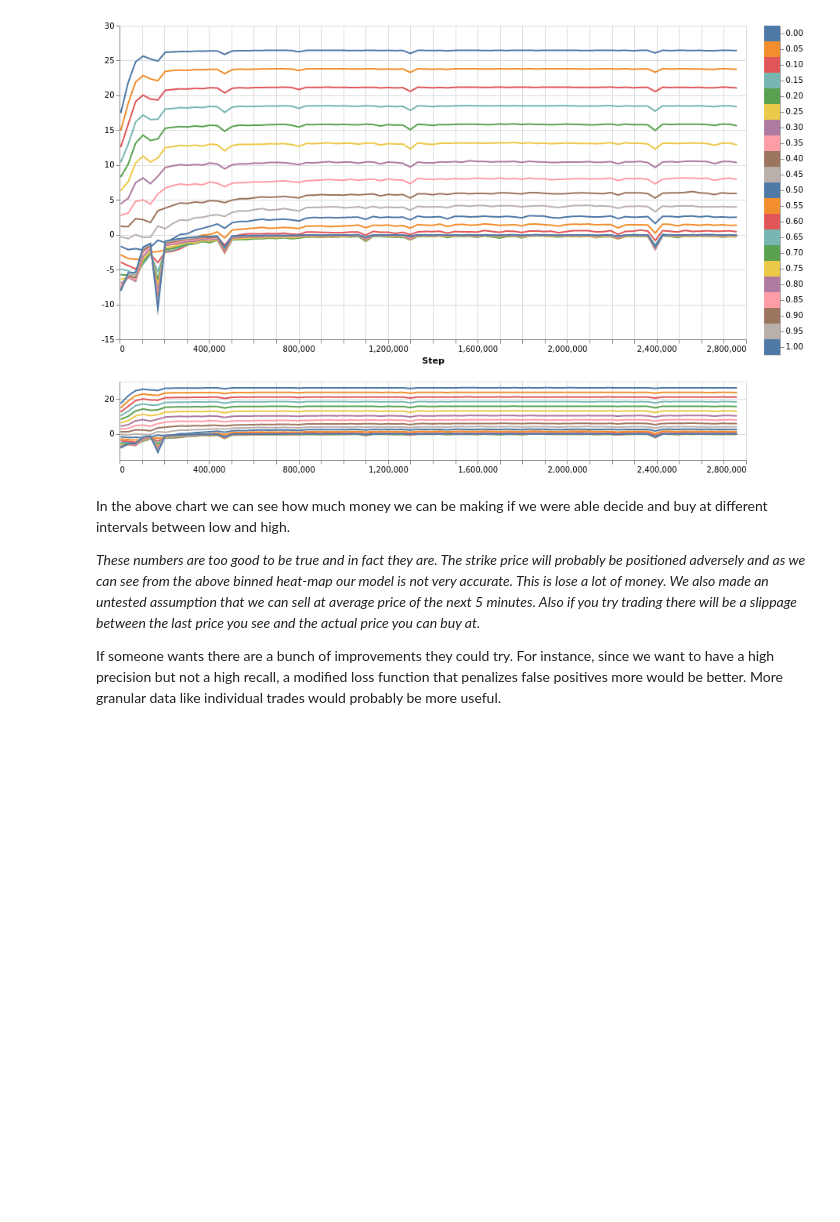
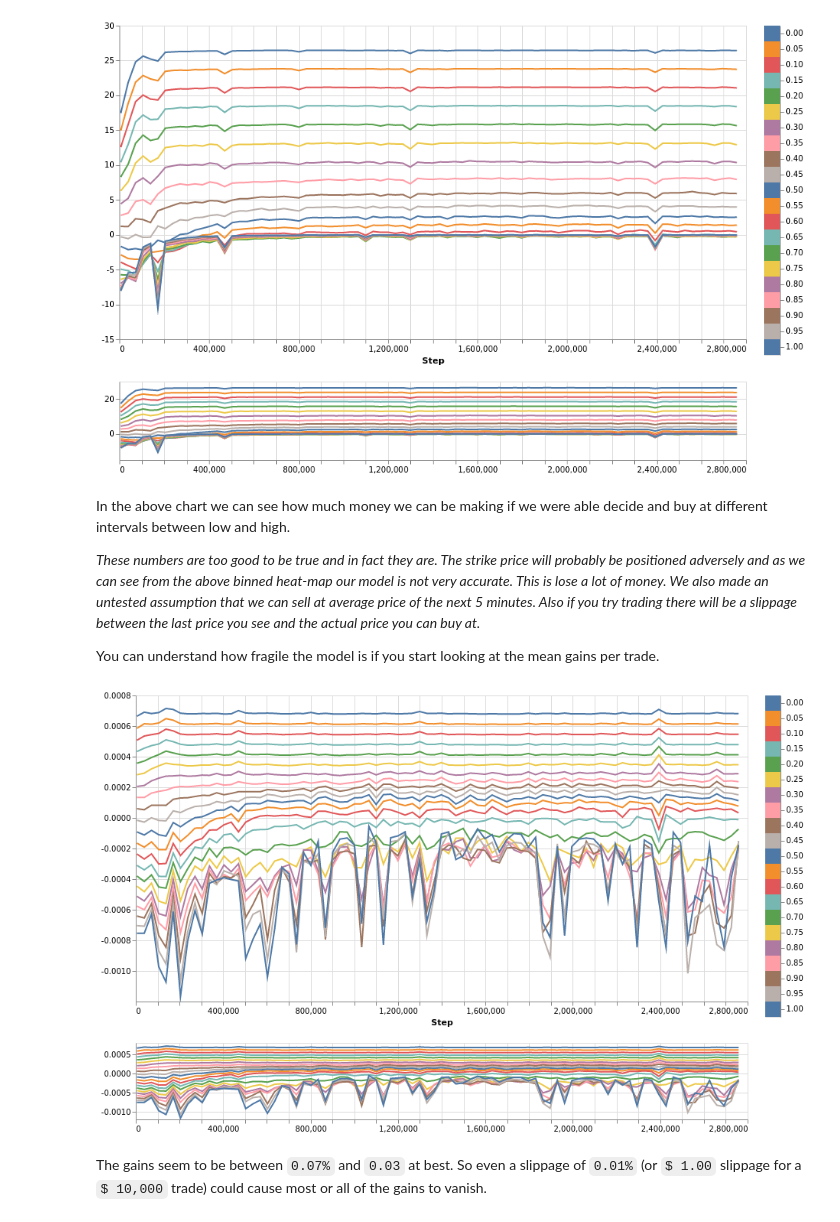
Before and after one commit to lab-ml/samples, a Jupyter notebook: pytorch/stocks/analysis.ipynb, the cells around one changed output. Drawn from its saved outputs; the diff is of its cells as text; code cells hidden in the pictures; blank space fills up the shorter version.

Commit message:
📊 why the model will fail in real world

```diff
--- a/pytorch/stocks/analysis.ipynb
+++ b/pytorch/stocks/analysis.ipynb
@@ -153,4 +153,21 @@ In the above chart we can see how much money we can be making if we were able de
 
 *These numbers are too good to be true and in fact they are. The strike price will probably be positioned adversely and as we can see from the above binned heat-map our model is not very accurate. This is lose a lot of money. We also made an untested assumption that we can sell at average price of the next 5 minutes. Also if you try trading there will be a slippage between the last price you see and the actual price you can buy at.*
 
-If someone wants there are a bunch of improvements they could try. For instance, since we want to have a high precision but not a high recall, a modified loss function that penalizes false positives more would be better. More granular data like individual trades would probably be more useful.
+You can understand how fragile the model is if you start looking at the mean gains per trade.
+# %%
+gains = []
+for ratio in np.arange(0, 1.01, 0.05):
+    g = []
+    for i in range(len(steps)):
+        strike = (strike_low * (1 - ratio) + strike_high * ratio)
+        ap = np.exp(target + ref - strike) - 1
+        pp = np.exp(predictions[i][1] + ref - strike) - 1
+        g.append(np.sum(ap * (pp > 0)) / np.sum(pp > 0))
+    gains.append(np.array(g))
+
+analytics.distribution(gains, steps, names=[f'{n :.2f}' for n in np.arange(0, 1.01, 0.05)])
+# Image(filename='images/gains_mean.png')
+# %% [output]
+[figure, added]
+# %% [markdown]
+The gains seem to be between `0.07%` and `0.03` at best. So even a slippage of `0.01%` (or `$ 1.00` slippage for a `$ 10,000` trade) could cause most or all of the gains to vanish.
```
Also changed, not shown: parts of 1 cell of this notebook, 1 other file.
